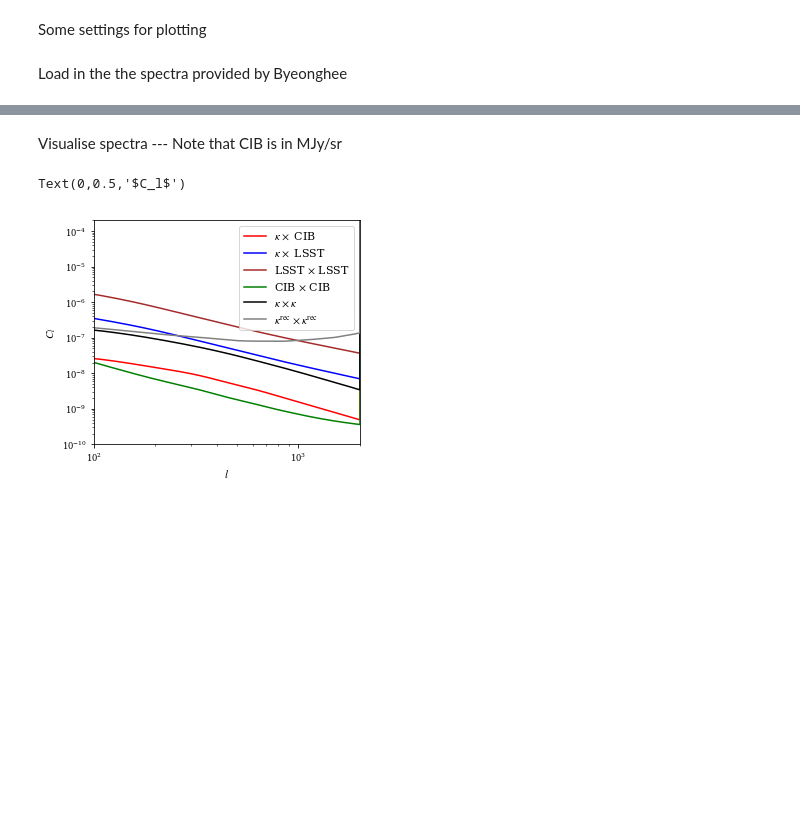
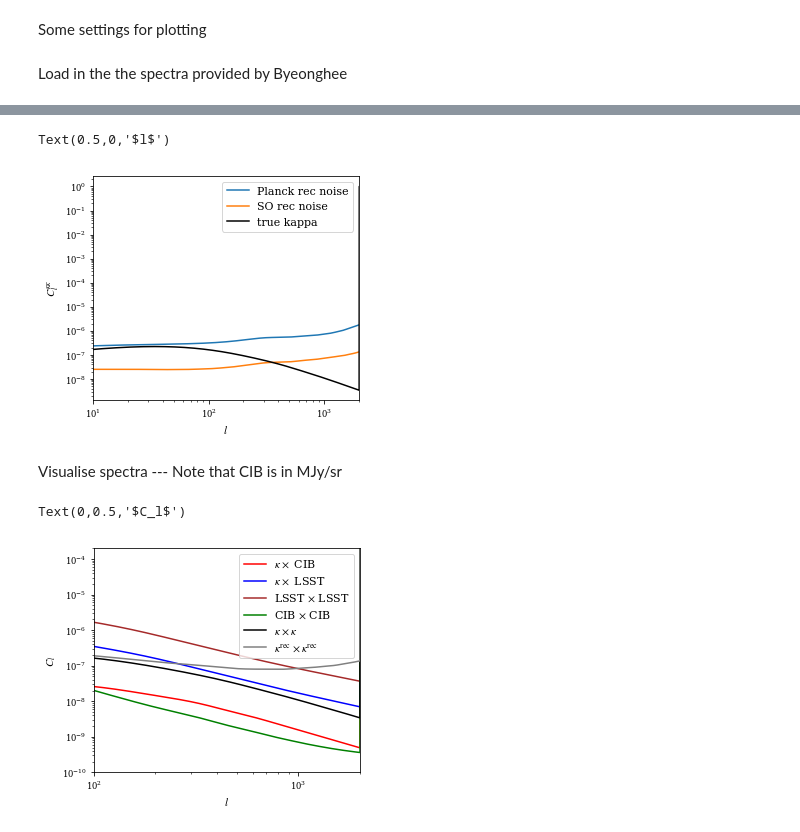
Before and after one commit to abaleato/marginalising_over_Alens, a Jupyter notebook: marginalising_over_alens_on_notebook.ipynb, the cells around one changed output, grey strips where cells are left out. Drawn from its saved outputs; the diff is of its cells as text; code cells hidden in the pictures; blank space fills up the shorter version.

Commit message:
added comparison to Planck case (connecting with blake and marcel paper)

```diff
--- a/marginalising_over_alens_on_notebook.ipynb
+++ b/marginalising_over_alens_on_notebook.ipynb
@@ -93,3 +149,18 @@ clkkrec = clkk + nlkk
+# %%
+ls = np.arange(0,lmax+1)
+
+planck_nlkk = np.nan_to_num((ls**4 * nlpp_TT_fullsky / 4).astype(numpy.float64))
+
+plt.loglog(ls, planck_nlkk, label=r'Planck rec noise')
+plt.loglog(nlkk, label=r'SO rec noise')
+plt.loglog(clkk, label=r'true kappa', color='k')
+plt.xlim([10,2000])
+plt.legend()
+plt.ylabel(r'$C_l^{\kappa \kappa}$')
+plt.xlabel(r'$l$')
+# %% [output]
+Text(0.5,0,'$l$')
+[figure, added]
 # %% [markdown]
 Visualise spectra --- Note that CIB is in MJy/sr
 # %%
```
Also changed, not shown: parts of 10 cells of this notebook.
